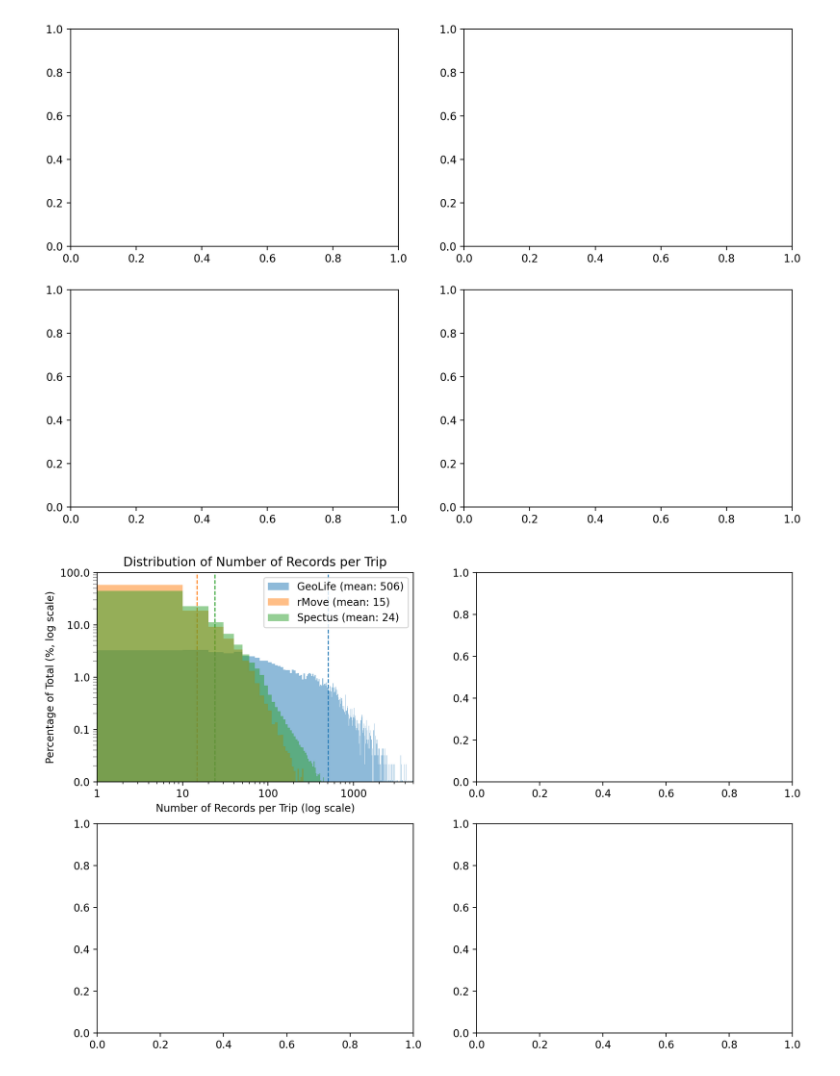
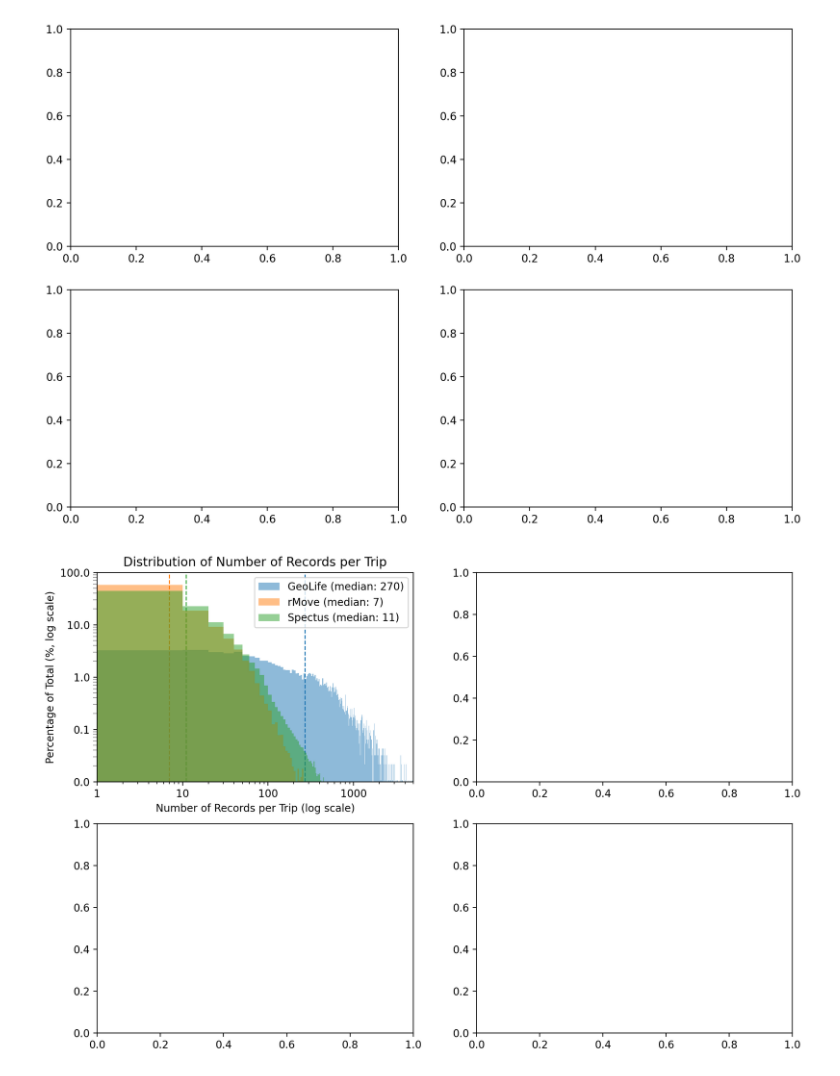
Before and after one commit to UW-THINKlab/mode-analysis, a Jupyter notebook: Dataset_Comparison_Graphs_All_Density.ipynb, the cells around one changed output. Drawn from its saved outputs; the diff is of its cells as text; code cells hidden in the pictures.

```diff
--- a/Dataset_Comparison_Graphs_All_Density.ipynb
+++ b/Dataset_Comparison_Graphs_All_Density.ipynb
@@ -403,42 +403,42 @@ df_spectus = df_spectus[df_spectus['number_of_records'] > 0]
 # %%
 ax2 = axes2_flat[0]
 
 filtered_geolife = df_geolife
 filtered_rmove = df_rmove
 filtered_spectus = df_spectus
 
 weights_geolife = np.ones_like(filtered_geolife['number_of_records']) / len(filtered_geolife['number_of_records']) * 100
 weights_rmove = np.ones_like(filtered_rmove['number_of_records']) / len(filtered_rmove['number_of_records']) * 100
 weights_spectus = np.ones_like(filtered_spectus['number_of_records']) / len(filtered_spectus['number_of_records']) * 100
 
-mean_geolife = filtered_geolife['number_of_records'].mean()
-mean_rmove = filtered_rmove['number_of_records'].mean()
-mean_spectus = filtered_spectus['number_of_records'].mean()
+median_geolife = filtered_geolife['number_of_records'].median()
+median_rmove = filtered_rmove['number_of_records'].median()
+median_spectus = filtered_spectus['number_of_records'].median()
 
-ax2.axvline(mean_geolife, color='C0', linestyle='--', linewidth=1, zorder=1)
-ax2.axvline(mean_rmove, color='C1', linestyle='--', linewidth=1, zorder=1)
-ax2.axvline(mean_spectus, color='C2', linestyle='--', linewidth=1, zorder=1)
+ax2.axvline(median_geolife, color='C0', linestyle='--', linewidth=1, zorder=1)
+ax2.axvline(median_rmove, color='C1', linestyle='--', linewidth=1, zorder=1)
+ax2.axvline(median_spectus, color='C2', linestyle='--', linewidth=1, zorder=1)
 
-ax2.hist(filtered_geolife['number_of_records'], bins=500, range=(0, 5000), alpha=0.5, label=f'GeoLife (mean: {mean_geolife:.0f})', weights=weights_geolife, zorder=2)
-ax2.hist(filtered_rmove['number_of_records'], bins=500, range=(0, 5000), alpha=0.5, label=f'rMove (mean: {mean_rmove:.0f})', weights=weights_rmove, zorder=2)
-ax2.hist(filtered_spectus['number_of_records'], bins=500, range=(0, 5000), alpha=0.5, label=f'Spectus (mean: {mean_spectus:.0f})', weights=weights_spectus, zorder=2)
+ax2.hist(filtered_geolife['number_of_records'], bins=500, range=(0, 5000), alpha=0.5, label=f'GeoLife (median: {median_geolife:.0f})', weights=weights_geolife, zorder=2)
+ax2.hist(filtered_rmove['number_of_records'], bins=500, range=(0, 5000), alpha=0.5, label=f'rMove (median: {median_rmove:.0f})', weights=weights_rmove, zorder=2)
+ax2.hist(filtered_spectus['number_of_records'], bins=500, range=(0, 5000), alpha=0.5, label=f'Spectus (median: {median_spectus:.0f})', weights=weights_spectus, zorder=2)
 
 ax2.set_xscale('log')
 ax2.set_yscale('log')
 ax2.set_xlim(1, 5000)
 ax2.set_ylim(0.01, 100)
 ax2.tick_params(axis='y', which='minor', length=4, color='gray')
 ax2.xaxis.set_major_formatter(ScalarFormatter())
 ax2.yaxis.set_major_formatter(ScalarFormatter())
 
 ax2.set_xlabel('Number of Records per Trip (log scale)')
 ax2.set_ylabel('Percentage of Total (%, log scale)')
 ax2.set_title('Distribution of Number of Records per Trip')
 ax2.legend()
 
 fig2
 # %% [output]
-[figure, old version]
+[figure, new version]
 # %%
 ax2 = axes2_flat[1]
 
```
Also changed, not shown: parts of 4 cells of this notebook, 7 other files.
